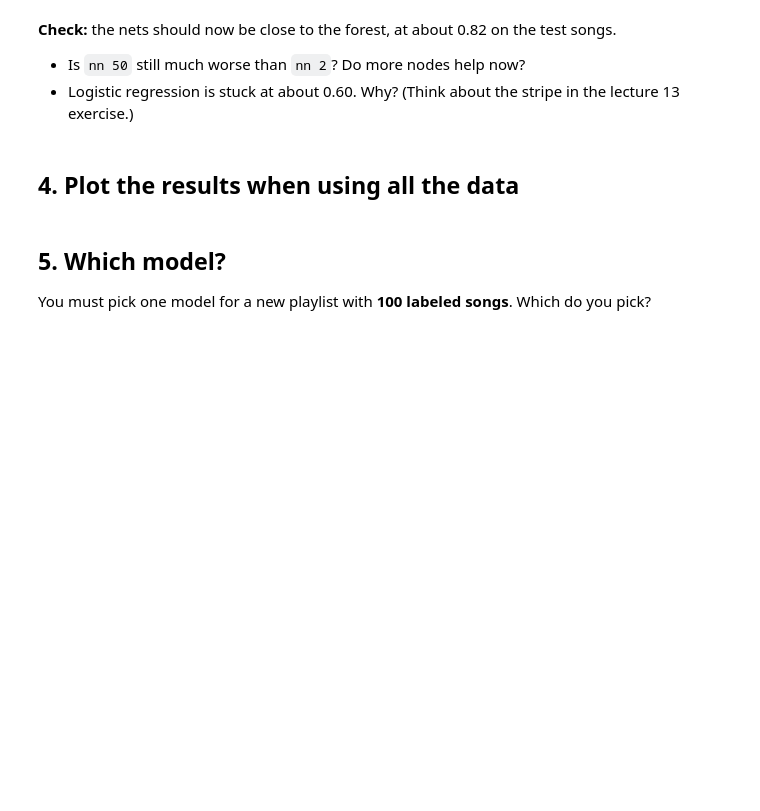
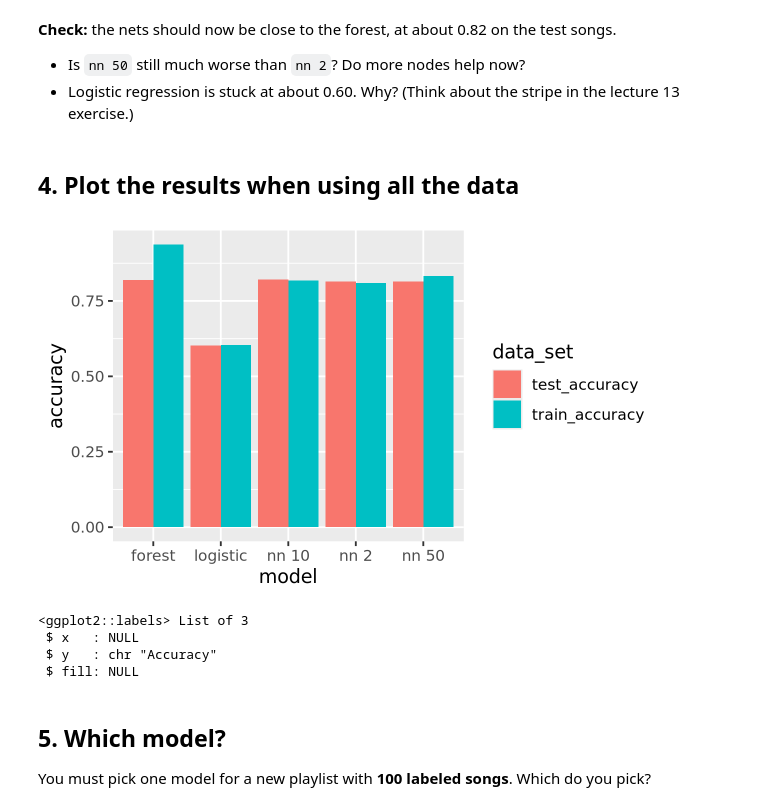
Before and after one commit to graceamartinez/codespace, a Jupyter notebook: exercises/16-nn-exercise.ipynb, the cells around one changed output. Saved outputs shown, nothing was run; the diff lists cells and outputs as text; code cells hidden in the pictures; blank space fills up the shorter version.

```diff
--- a/exercises/16-nn-exercise.ipynb
+++ b/exercises/16-nn-exercise.ipynb
@@ -117,6 +149,21 @@ Run `compare_models()` again, with all of `train` (about 5,500 songs).
 ## 4. Plot the results when using all the data
 # %%
 # Chart code goes here
+results_all |>
+pivot_longer(
+        cols = c(train_accuracy, test_accuracy),
+        names_to = 'data_set',
+        values_to = 'accuracy'
+    ) |>
+ggplot(aes(x = model, y = accuracy, fill = data_set)) +
+geom_col(position = 'dodge')
+labs(x = NULL, y = 'Accuracy', fill = NULL)
+# %% [output]
+[figure, added]
+<ggplot2::labels> List of 3
+ $ x   : NULL
+ $ y   : chr "Accuracy"
+ $ fill: NULL
 # %% [markdown]
 ## 5. Which model?
 
```
Also changed, not shown: parts of 5 cells of this notebook.
